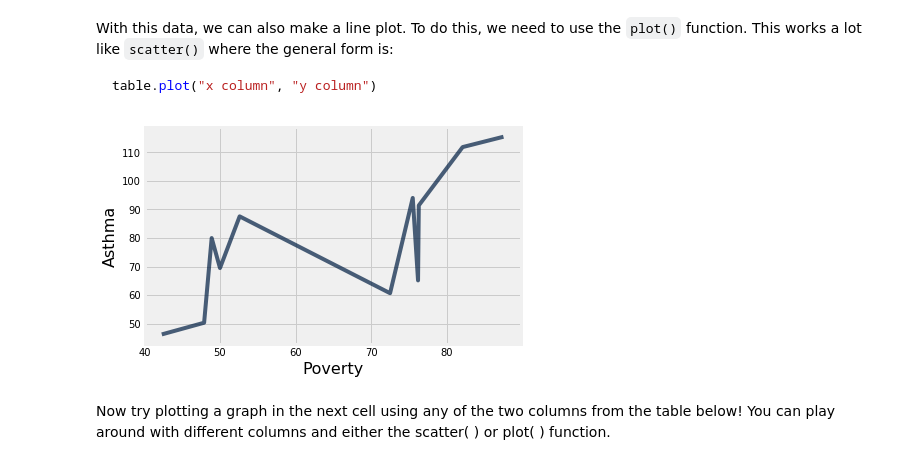
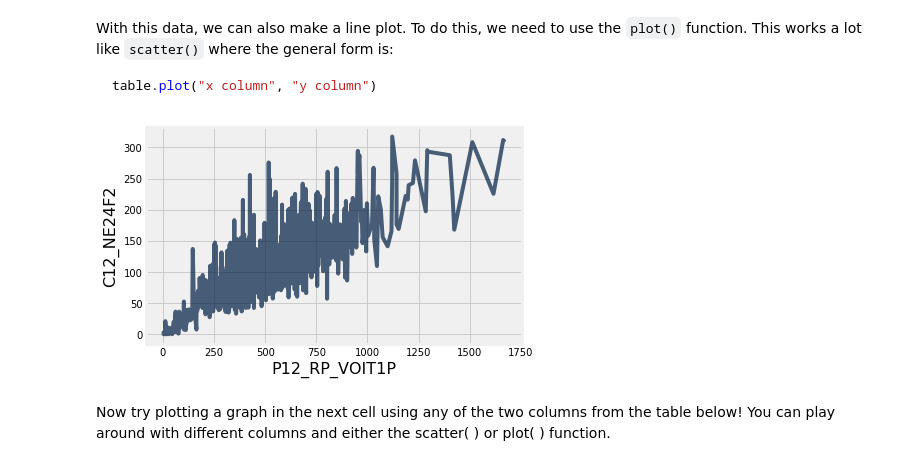
Before and after one commit to Sandotin/Analysis-of-Gentrification-of-Paris-IRIS-Units, a Jupyter notebook: French-43_Introduction-to-Python (2).ipynb, the cells around one changed output. Drawn from its saved outputs; the diff is of its cells as text; code cells hidden in the pictures.

````diff
--- a/French-43_Introduction-to-Python (2).ipynb
+++ b/French-43_Introduction-to-Python (2).ipynb
@@ -328,10 +323,10 @@ With this data, we can also make a line plot. To do this, we need to use the `pl
 ```python
 table.plot("x column", "y column")
 ```
-# %%
-final_census_table.plot("Poverty", "Asthma")
-# %% [output]
-[figure, removed]
+# %%
+new_soc_data.plot("P12_RP_VOIT1P", "C12_NE24F2")
+# %% [output]
+[figure, added]
 # %% [markdown]
 Now try plotting a graph in the next cell using any of the two columns from the table below! You can play around with different columns and either the scatter( ) or plot( ) function.
 # %%
````
Also changed, not shown: parts of 21 cells of this notebook, 1 other file.
